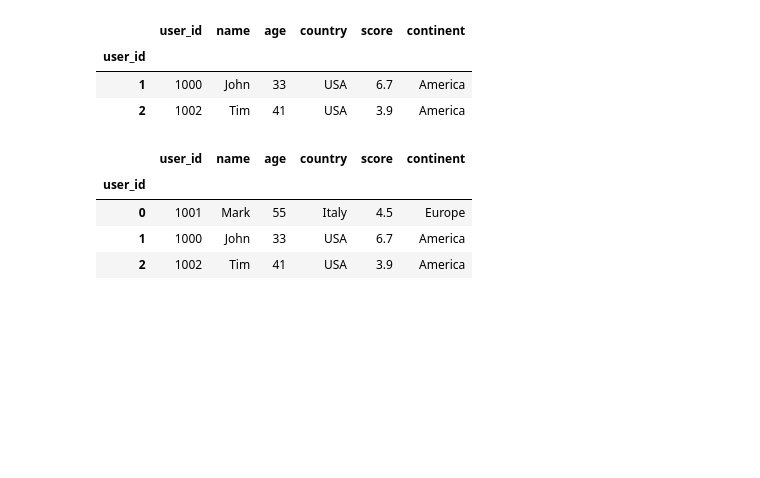
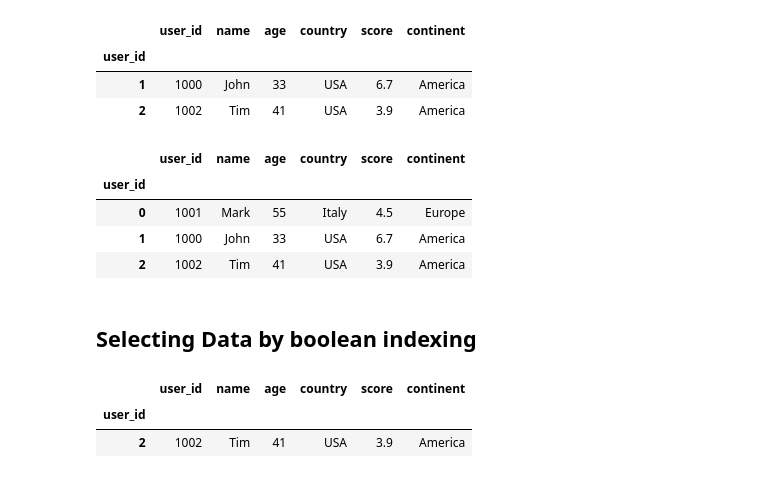
Before and after one commit to Elliot518/data-science, a Jupyter notebook: jupyter/pandas/dataframe/data_selection.ipynb, the cells around one changed output. Saved outputs shown, nothing was run; the diff lists cells and outputs as text; code cells hidden in the pictures; blank space fills up the shorter version.

```diff
--- a/jupyter/pandas/dataframe/data_selection.ipynb
+++ b/jupyter/pandas/dataframe/data_selection.ipynb
@@ -194,3 +194,5 @@ df.iloc[:3, :]
 | 0 | 1001 | Mark | 55 | Italy | 4.5 | Europe |
 | 1 | 1000 | John | 33 | USA | 6.7 | America |
 | 2 | 1002 | Tim | 41 | USA | 3.9 | America |
+# %% [markdown]
+## Selecting Data by boolean indexing
@@ -196,0 +202,7 @@ df.iloc[:3, :]
+# %%
+# select dataframe by boolean series
+df.loc[tf, :]
+# %% [output]
+|  | user_id | name | age | country | score | continent |
+| user_id |  |  |  |  |  |  |
+| 2 | 1002 | Tim | 41 | USA | 3.9 | America |
```
Also changed, not shown: parts of 7 cells of this notebook.
